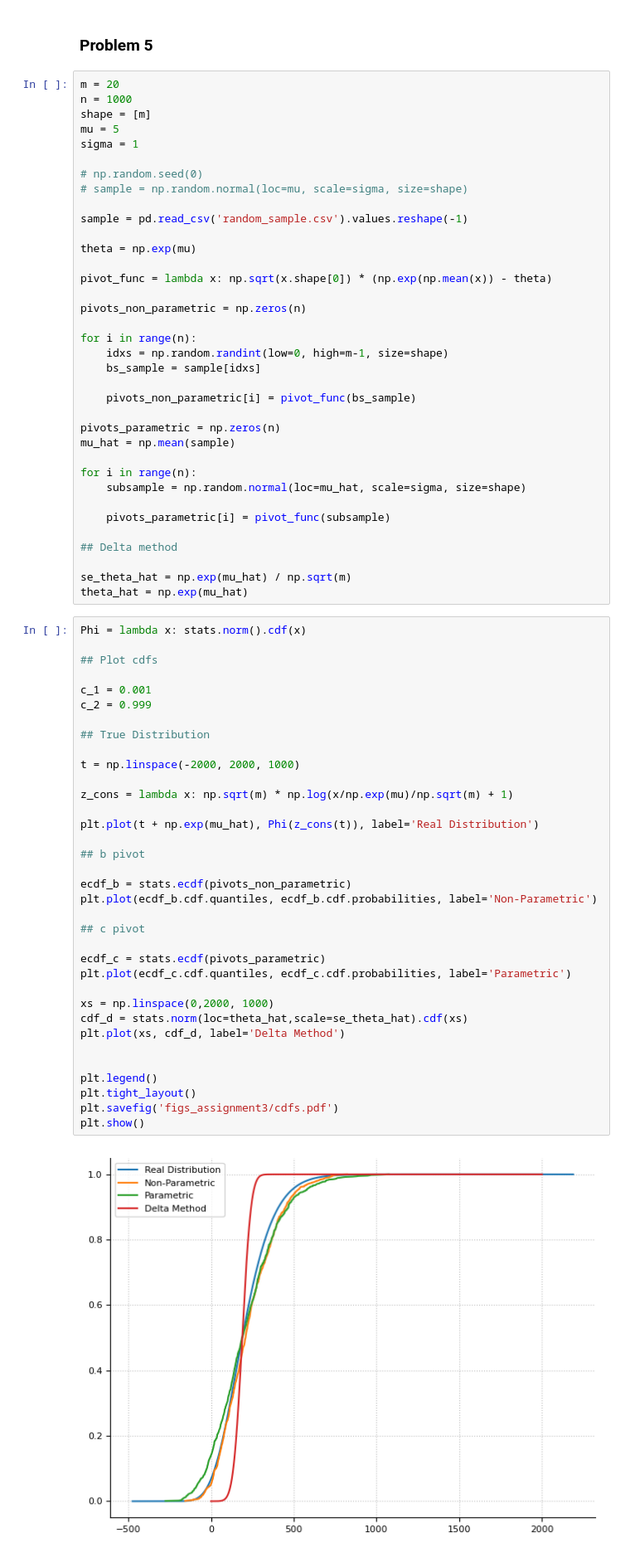
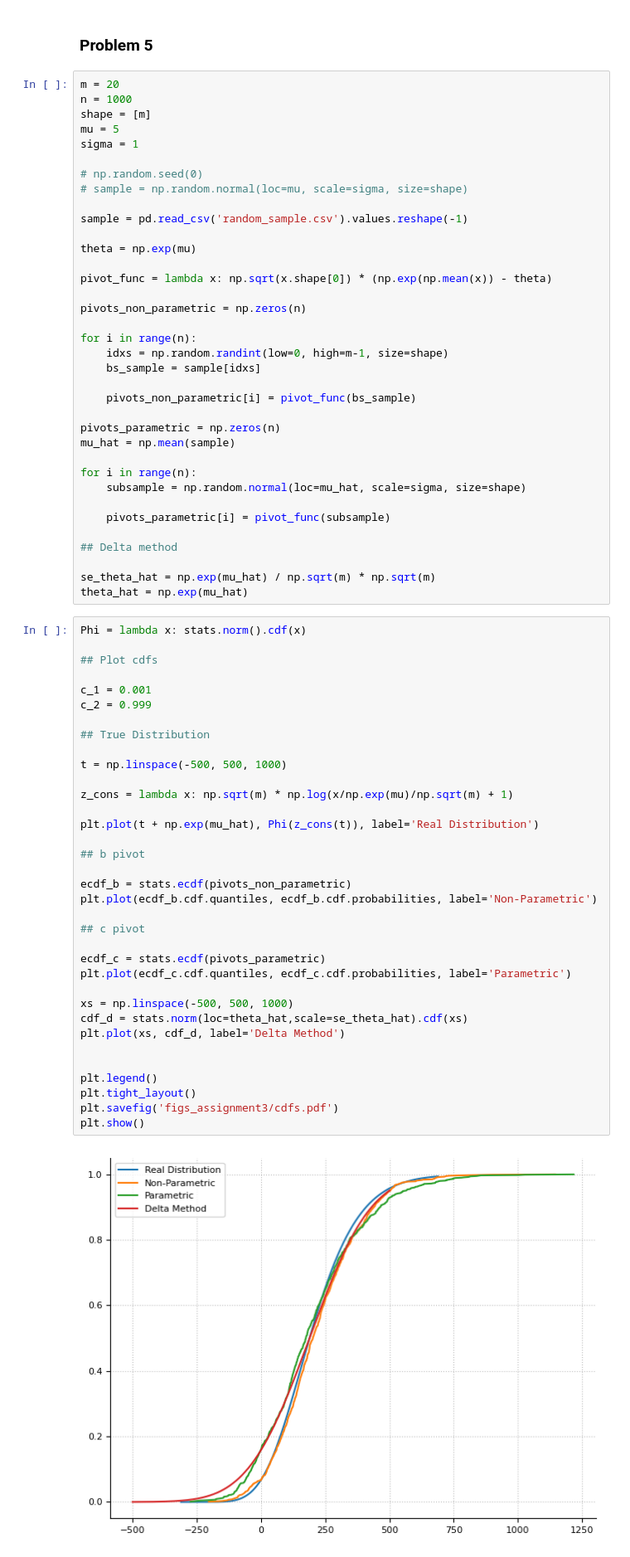
Before and after one commit to igseg/assignments_stats, a Jupyter notebook: assignment_3.ipynb, the cells around one changed output. Shown at 83% size. Drawn from its saved outputs; the diff is of its cells as text.

```diff
--- a/assignment_3.ipynb
+++ b/assignment_3.ipynb
@@ -149,7 +149,7 @@ for i in range(n):
 
 ## Delta method
 
-se_theta_hat = np.exp(mu_hat) / np.sqrt(m)
+se_theta_hat = np.exp(mu_hat) / np.sqrt(m) * np.sqrt(m)
 theta_hat = np.exp(mu_hat)
 # %%
 Phi = lambda x: stats.norm().cdf(x)
@@ -158,33 +158,33 @@ Phi = lambda x: stats.norm().cdf(x)
 
 c_1 = 0.001
 c_2 = 0.999
 
 ## True Distribution
 
-t = np.linspace(-2000, 2000, 1000)
+t = np.linspace(-500, 500, 1000)
 
 z_cons = lambda x: np.sqrt(m) * np.log(x/np.exp(mu)/np.sqrt(m) + 1)
 
 plt.plot(t + np.exp(mu_hat), Phi(z_cons(t)), label='Real Distribution')
 
 ## b pivot
 
 ecdf_b = stats.ecdf(pivots_non_parametric)
 plt.plot(ecdf_b.cdf.quantiles, ecdf_b.cdf.probabilities, label='Non-Parametric')
 
 ## c pivot
 
 ecdf_c = stats.ecdf(pivots_parametric)
 plt.plot(ecdf_c.cdf.quantiles, ecdf_c.cdf.probabilities, label='Parametric')
 
-xs = np.linspace(0,2000, 1000)
+xs = np.linspace(-500, 500, 1000)
 cdf_d = stats.norm(loc=theta_hat,scale=se_theta_hat).cdf(xs)
 plt.plot(xs, cdf_d, label='Delta Method')
 
 
 plt.legend()
 plt.tight_layout()
 plt.savefig('figs_assignment3/cdfs.pdf')
 plt.show()
 # %% [output]
-[figure, old version]
+[figure, new version]
```
